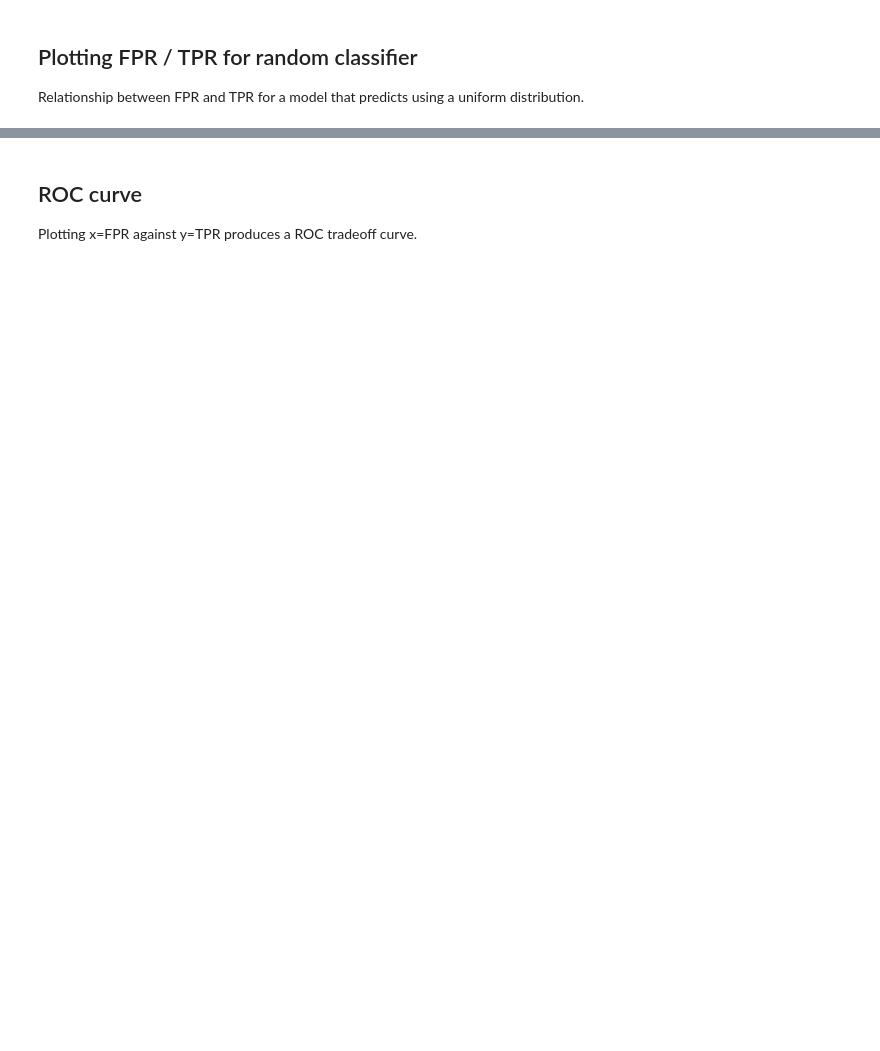
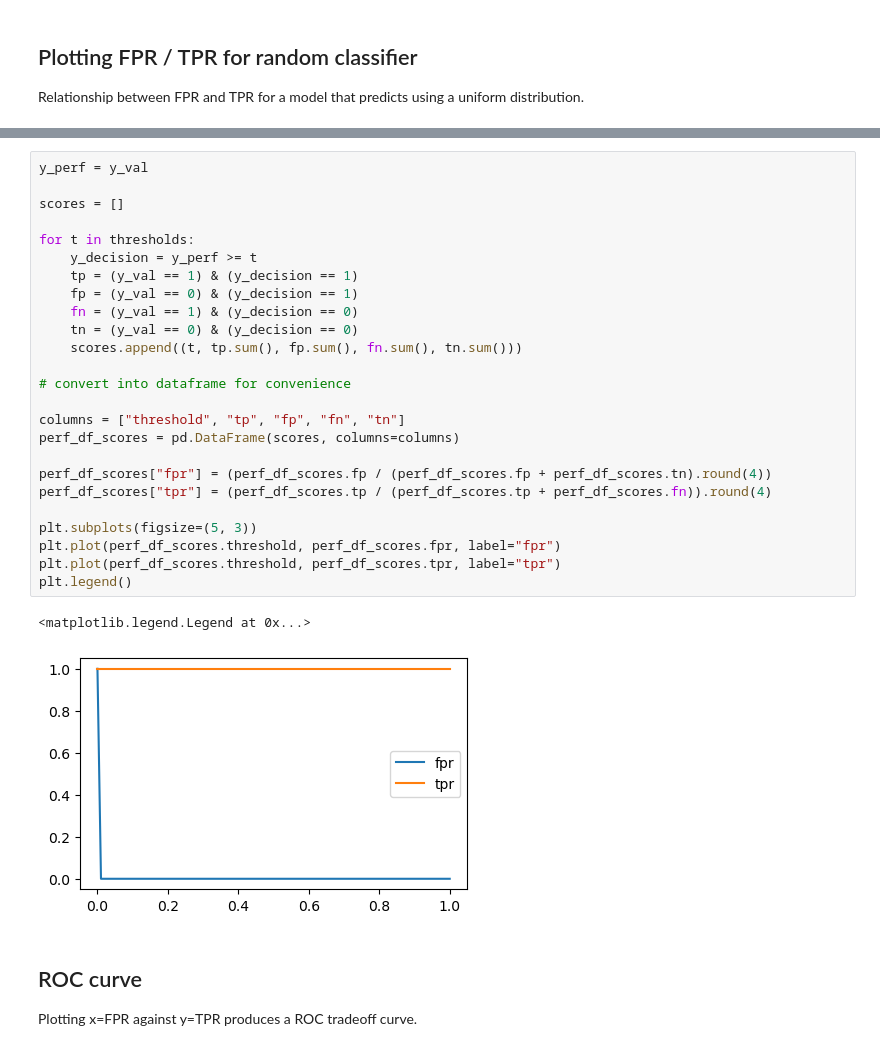
Before and after one commit to piotrswiecik/mlzoomcamp, a Jupyter notebook: various/evaluation_clean.ipynb, the cells around one changed output, grey strips where cells are left out. Saved outputs shown, nothing was run; the diff lists cells and outputs as text; blank space fills up the shorter version.

```diff
--- a/various/evaluation_clean.ipynb
+++ b/various/evaluation_clean.ipynb
@@ -295,3 +326,31 @@ Relationship between FPR and TPR for ideal selection.
+# %%
+y_perf = y_val
+
+scores = []
+
+for t in thresholds:
+    y_decision = y_perf >= t
+    tp = (y_val == 1) & (y_decision == 1)
+    fp = (y_val == 0) & (y_decision == 1)
+    fn = (y_val == 1) & (y_decision == 0)
+    tn = (y_val == 0) & (y_decision == 0)
+    scores.append((t, tp.sum(), fp.sum(), fn.sum(), tn.sum()))
+
+# convert into dataframe for convenience
+
+columns = ["threshold", "tp", "fp", "fn", "tn"]
+perf_df_scores = pd.DataFrame(scores, columns=columns)
+
+perf_df_scores["fpr"] = (perf_df_scores.fp / (perf_df_scores.fp + perf_df_scores.tn).round(4))
+perf_df_scores["tpr"] = (perf_df_scores.tp / (perf_df_scores.tp + perf_df_scores.fn)).round(4)
+
+plt.subplots(figsize=(5, 3))
+plt.plot(perf_df_scores.threshold, perf_df_scores.fpr, label="fpr")
+plt.plot(perf_df_scores.threshold, perf_df_scores.tpr, label="tpr")
+plt.legend()
+# %% [output]
+<matplotlib.legend.Legend at 0x...>
+[figure, added]
 # %% [markdown]
 ## ROC curve
 
```
Also changed, not shown: parts of 25 cells of this notebook.
